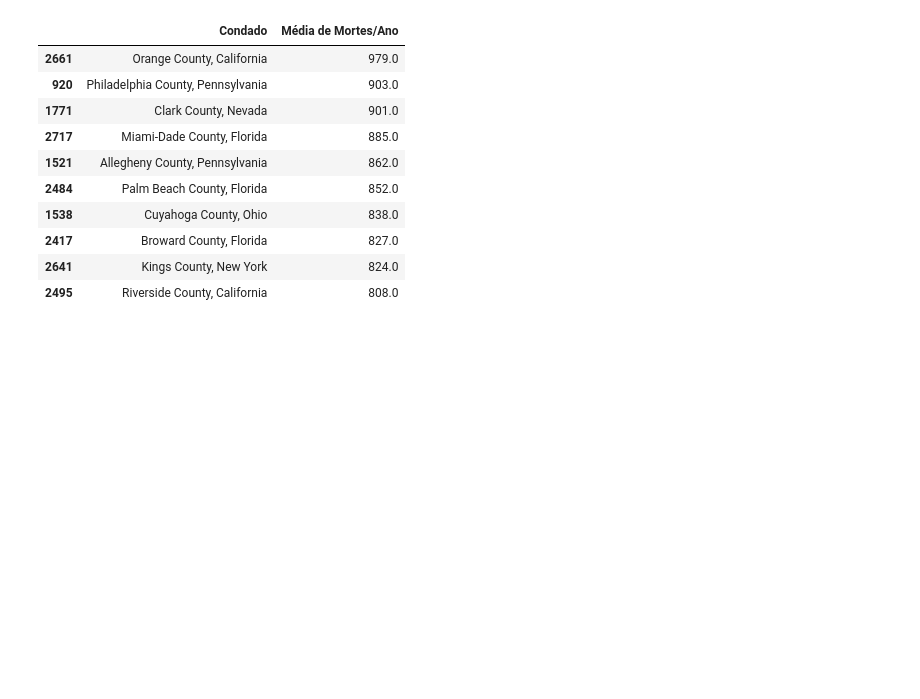
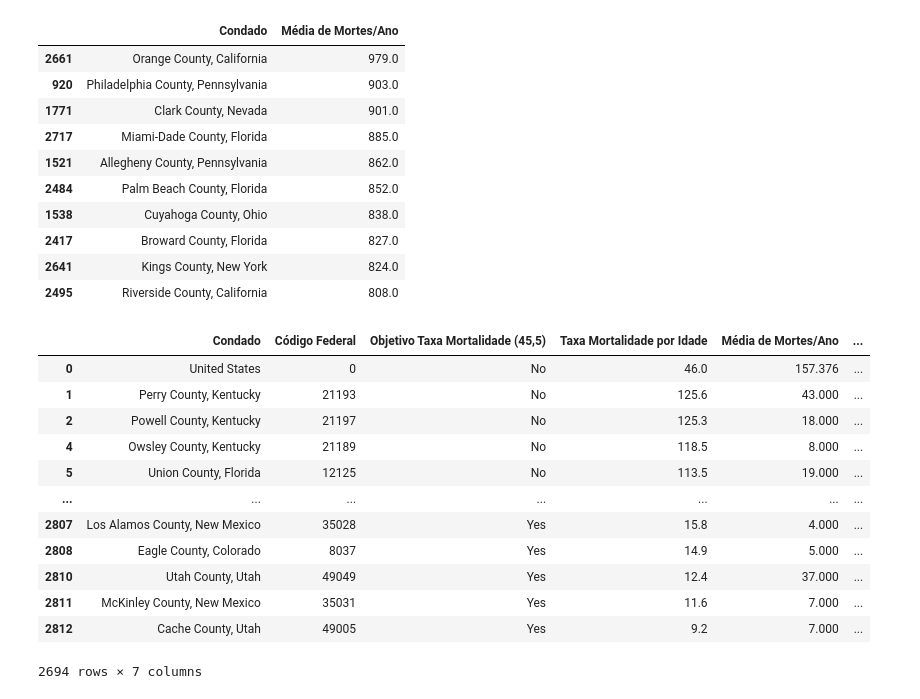
Before and after one commit to igordrsilva/projetos-exercicios, a Jupyter notebook: Cancer Country Level/Analisando os Dados.ipynb, the cells around one changed output. Drawn from its saved outputs; the diff is of its cells as text; code cells hidden in the pictures; blank space fills up the shorter version.

```diff
--- a/Cancer Country Level/Analisando os Dados.ipynb
+++ b/Cancer Country Level/Analisando os Dados.ipynb
@@ -323,3 +323,19 @@ selecao.sort_values(by = 'Média de Mortes/Ano', ascending = False).iloc[0:10]
 | 2417 | Broward County, Florida | 827.0 |
 | 2641 | Kings County, New York | 824.0 |
 | 2495 | Riverside County, California | 808.0 |
+# %%
+dados
+# %% [output]
+|  | Condado | Código Federal | Objetivo Taxa Mortalidade (45,5) | Taxa Mortalidade por Idade | Média de Mortes/Ano | ... |
+| 0 | United States | 0 | No | 46.0 | 157.376 | ... |
+| 1 | Perry County, Kentucky | 21193 | No | 125.6 | 43.000 | ... |
+| 2 | Powell County, Kentucky | 21197 | No | 125.3 | 18.000 | ... |
+| 4 | Owsley County, Kentucky | 21189 | No | 118.5 | 8.000 | ... |
+| 5 | Union County, Florida | 12125 | No | 113.5 | 19.000 | ... |
+| ... | ... | ... | ... | ... | ... | ... |
+| 2807 | Los Alamos County, New Mexico | 35028 | Yes | 15.8 | 4.000 | ... |
+| 2808 | Eagle County, Colorado | 8037 | Yes | 14.9 | 5.000 | ... |
+| 2810 | Utah County, Utah | 49049 | Yes | 12.4 | 37.000 | ... |
+| 2811 | McKinley County, New Mexico | 35031 | Yes | 11.6 | 7.000 | ... |
+| 2812 | Cache County, Utah | 49005 | Yes | 9.2 | 7.000 | ... |
+2694 rows × 7 columns
```
Also changed, not shown: parts of 1 cell of this notebook, 1 other file.
